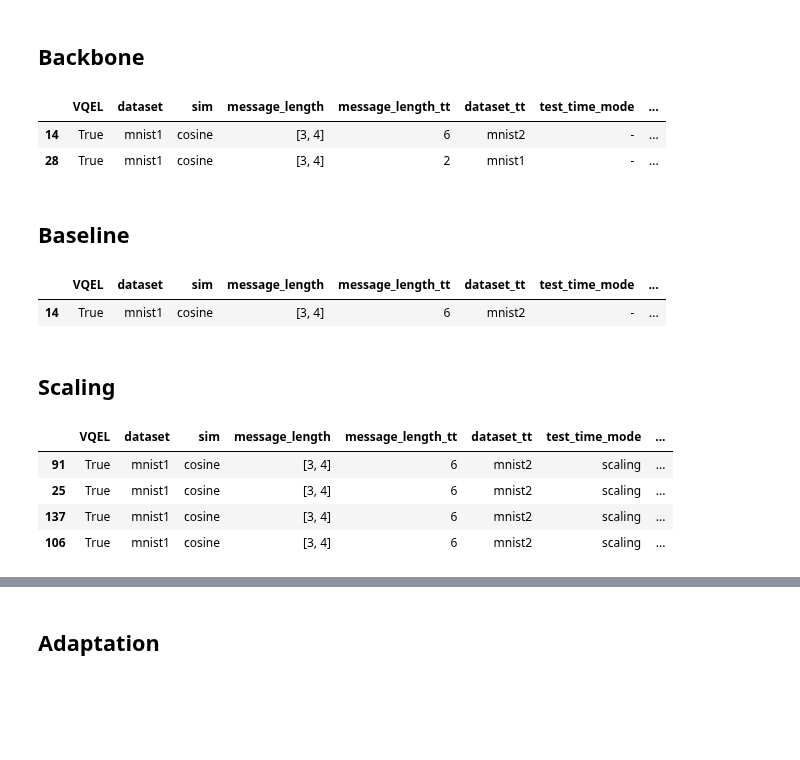
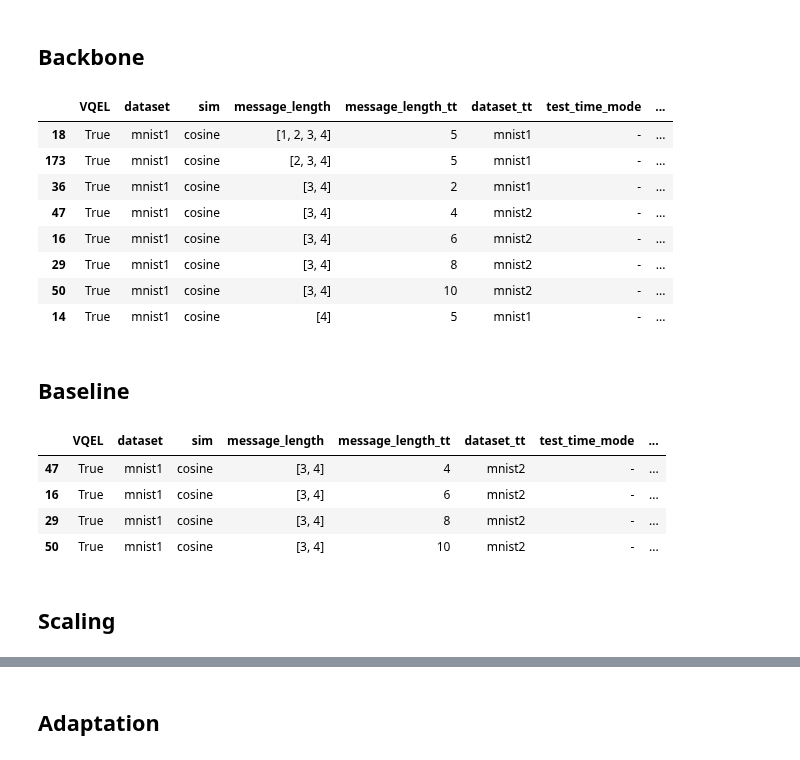
Before and after one commit to MehdiJmlkh/Test-Time-Emergent-Language, a Jupyter notebook: VQTT/results.ipynb, the cells around one changed output, grey strips where cells are left out. Cells and saved outputs as stored; diff of their text form; code cells hidden in the pictures; blank space fills up the shorter version.

```diff
--- a/VQTT/results.ipynb
+++ b/VQTT/results.ipynb
@@ -246,12 +246,6 @@ scaling_cols = [
     "best_of_n",
     "test_time_training_accuracy",
     "test_time_self_play_accuracy",
-    "self_play_accuracy_a",
-    "mutual_play_accuracy",
-    "agent_a_training_mode",
-    "learning_rate_phase1",
-    "learning_rate_phase2_b",
-    "pretrained_checkpoint_a",
     "path",
 ]
 
@@ -273,16 +267,10 @@ adapt_cols = [
     "message_length",
     "message_length_tt",
     "test_time_mode",
+    "learning_rate_tt",
     "num_iterations",
-    "learning_rate_tt",
     "test_time_training_accuracy",
     "test_time_self_play_accuracy",
-    "self_play_accuracy_a",
-    "mutual_play_accuracy",
-    "agent_a_training_mode",
-    "learning_rate_phase1",
-    "learning_rate_phase2_b",
-    "pretrained_checkpoint_a",
     "path",
 ]
 
@@ -491,20 +479,26 @@ final[adapt_cols]
 # %%
 add_heading(3, "VQEL - Cosine")
 
 res = filter_df({
     "dataset": "mnist1",
     "sim": "cosine",
     "VQEL": True,
     "test_time_mode": "-"
-}, sort_by=["message_length"])
+}, sort_by=["message_length", "message_length_tt"])
 
 to_html(res[scaling_cols_report])
 
 res[scaling_cols]
 # %% [output]
 |  | VQEL | dataset | sim | message_length | message_length_tt | dataset_tt | test_time_mode | ... |
-| 14 | True | mnist1 | cosine | [3, 4] | 6 | mnist2 | - | ... |
-| 28 | True | mnist1 | cosine | [3, 4] | 2 | mnist1 | - | ... |
+| 18 | True | mnist1 | cosine | [1, 2, 3, 4] | 5 | mnist1 | - | ... |
+| 173 | True | mnist1 | cosine | [2, 3, 4] | 5 | mnist1 | - | ... |
+| 36 | True | mnist1 | cosine | [3, 4] | 2 | mnist1 | - | ... |
+| 47 | True | mnist1 | cosine | [3, 4] | 4 | mnist2 | - | ... |
+| 16 | True | mnist1 | cosine | [3, 4] | 6 | mnist2 | - | ... |
+| 29 | True | mnist1 | cosine | [3, 4] | 8 | mnist2 | - | ... |
+| 50 | True | mnist1 | cosine | [3, 4] | 10 | mnist2 | - | ... |
+| 14 | True | mnist1 | cosine | [4] | 5 | mnist1 | - | ... |
 # %% [markdown]
 ## Baseline
 # %%
@@ -516,14 +510,17 @@ res = filter_df({
     "dataset_tt": "mnist2",
     "VQEL": True,
     "test_time_mode": "-"
-}, sort_by=["message_length"])
+}, sort_by=["message_length", "message_length_tt"])
 
 to_html(res[scaling_cols_report])
 
 res[scaling_cols]
 # %% [output]
 |  | VQEL | dataset | sim | message_length | message_length_tt | dataset_tt | test_time_mode | ... |
-| 14 | True | mnist1 | cosine | [3, 4] | 6 | mnist2 | - | ... |
+| 47 | True | mnist1 | cosine | [3, 4] | 4 | mnist2 | - | ... |
+| 16 | True | mnist1 | cosine | [3, 4] | 6 | mnist2 | - | ... |
+| 29 | True | mnist1 | cosine | [3, 4] | 8 | mnist2 | - | ... |
+| 50 | True | mnist1 | cosine | [3, 4] | 10 | mnist2 | - | ... |
 # %% [markdown]
 ## Scaling
 # %%
@@ -534,15 +531,9 @@ res = filter_df({
     "sim": "cosine",
     "VQEL": True,
     "test_time_mode": "scaling"
-}, sort_by=["message_length", "sampling_temperature_tt", "best_of_n"])
+}, sort_by=["message_length", "message_length_tt", "sampling_temperature_tt", "best_of_n"])
 
 to_html(res[scaling_cols_report])
 
-res[scaling_cols]
+# res[scaling_cols]
-# %% [output]
-|  | VQEL | dataset | sim | message_length | message_length_tt | dataset_tt | test_time_mode | ... |
-| 91 | True | mnist1 | cosine | [3, 4] | 6 | mnist2 | scaling | ... |
-| 25 | True | mnist1 | cosine | [3, 4] | 6 | mnist2 | scaling | ... |
-| 137 | True | mnist1 | cosine | [3, 4] | 6 | mnist2 | scaling | ... |
-| 106 | True | mnist1 | cosine | [3, 4] | 6 | mnist2 | scaling | ... |
 # %%
```
Also changed, not shown: parts of 13 cells of this notebook.
